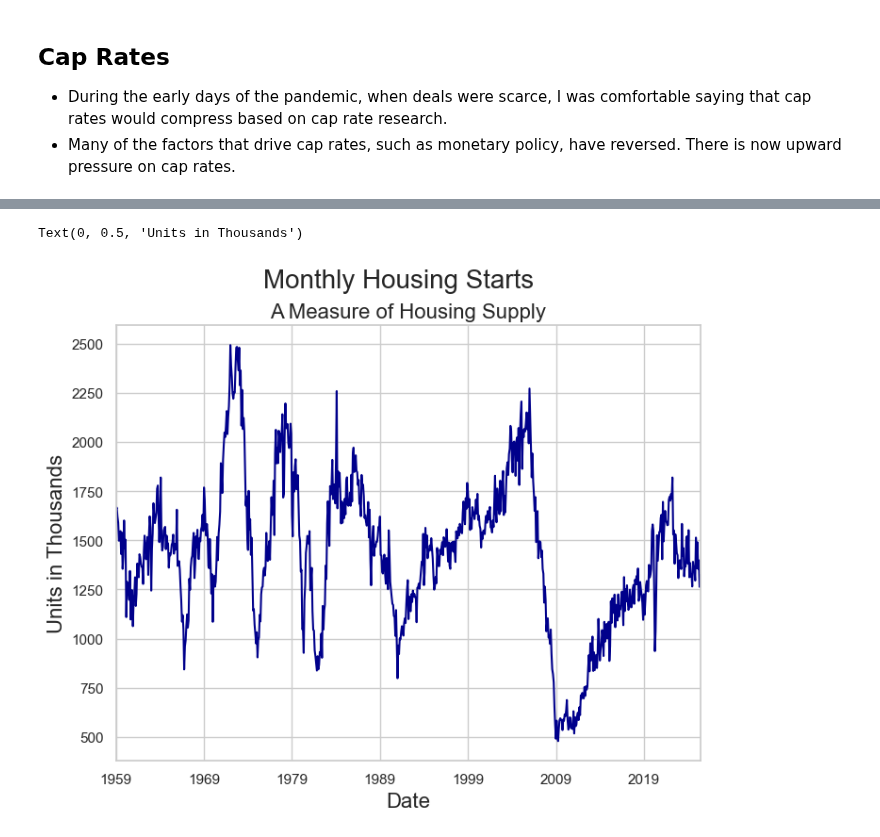
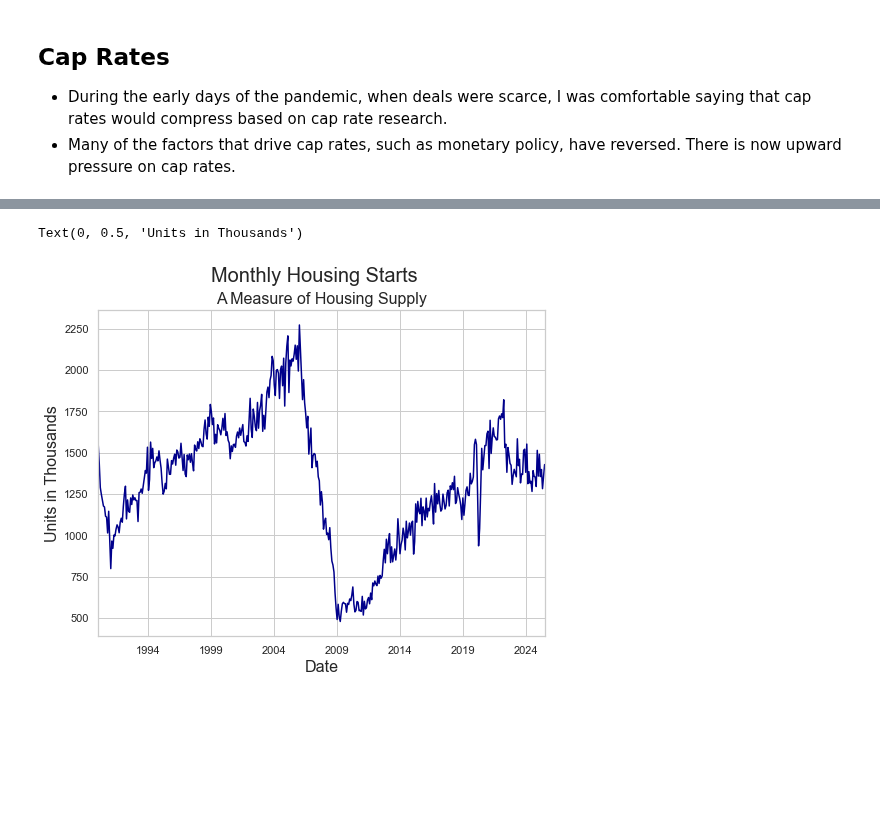
Before and after one commit to thsavage/Macroeconomic-Talking-Points, a Jupyter notebook: Macroeconomic Talking Points.ipynb, the cells around one changed output, grey strips where cells are left out. Saved outputs shown, nothing was run; the diff lists cells and outputs as text; code cells hidden in the pictures; blank space fills up the shorter version.

```diff
--- a/Macroeconomic Talking Points.ipynb
+++ b/Macroeconomic Talking Points.ipynb
@@ -270,13 +272,13 @@ plt.axhline(2, color="black")
 # %%
-starts = fred.get_series("HOUST")
+starts = fred.get_series("HOUST", observation_start='1990-01-01')
 starts.plot(color='darkblue', label='Housing Starts', figsize=(8, 6), )
 plt.suptitle('Monthly Housing Starts', fontsize=20)
 plt.title('A Measure of Housing Supply', fontsize=16)
 plt.xlabel('Date', fontsize=16)
 plt.ylabel('Units in Thousands', fontsize=16)
 # %% [output]
 Text(0, 0.5, 'Units in Thousands')
-[figure, old version]
+[figure, new version]
 # %%
 starts = fred.get_series("VIXCLS").dropna()
 starts.plot(color='darkblue', label='Volatility', figsize=(10, 8), )
```
Also changed, not shown: parts of 18 cells of this notebook.
